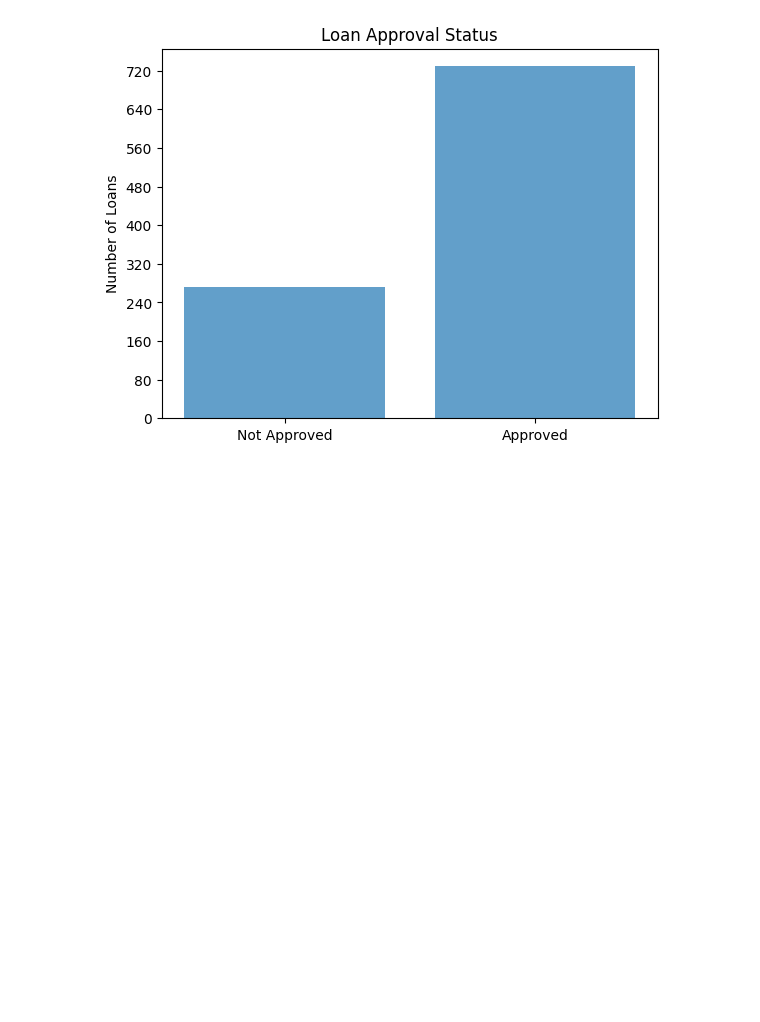
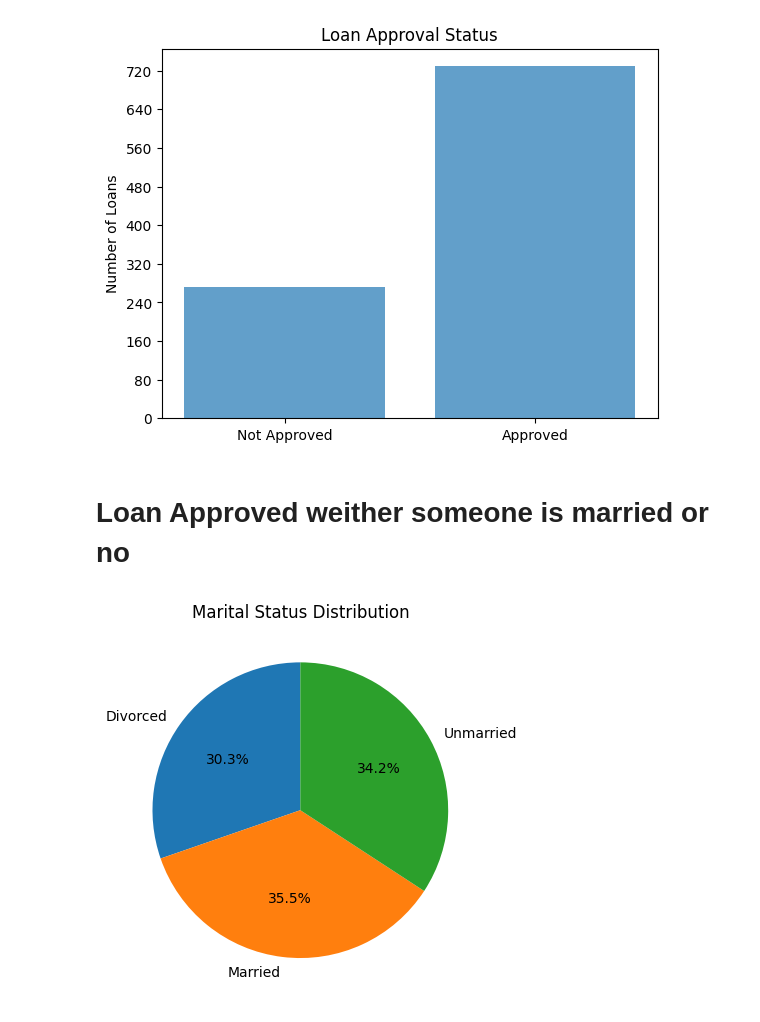
Before and after one commit to Ihaxxxx/Machine-Learning, a Jupyter notebook: Sickit Learn/Course End Projects/Loan Approval/index.ipynb, the cells around one changed output. Saved outputs shown, nothing was run; the diff lists cells and outputs as text; code cells hidden in the pictures; blank space fills up the shorter version.

```diff
--- a/Sickit Learn/Course End Projects/Loan Approval/index.ipynb
+++ b/Sickit Learn/Course End Projects/Loan Approval/index.ipynb
@@ -134,3 +153,32 @@ plt.gca().yaxis.set_major_locator(MaxNLocator(integer=True))
 plt.show()
 # %% [output]
 [figure]
+# %% [markdown]
+# Loan Approved weither someone is married or no
+# %%
+
+# 0 divorced
+# 1 Married
+# 2 un married
+
+
+
+import matplotlib.pyplot as plt
+
+
+counts = df['marital_status'].value_counts().sort_index()
+
+labels = ['Divorced', 'Married', 'Unmarried']
+
+fig, ax = plt.subplots()
+ax.pie(
+    counts.values,
+    labels=labels,
+    autopct='%1.1f%%',
+    startangle=90
+)
+
+ax.set_title("Marital Status Distribution")
+plt.show()
+# %% [output]
+[figure, added]
```
Also changed, not shown: parts of 21 cells of this notebook, 7 other files.
